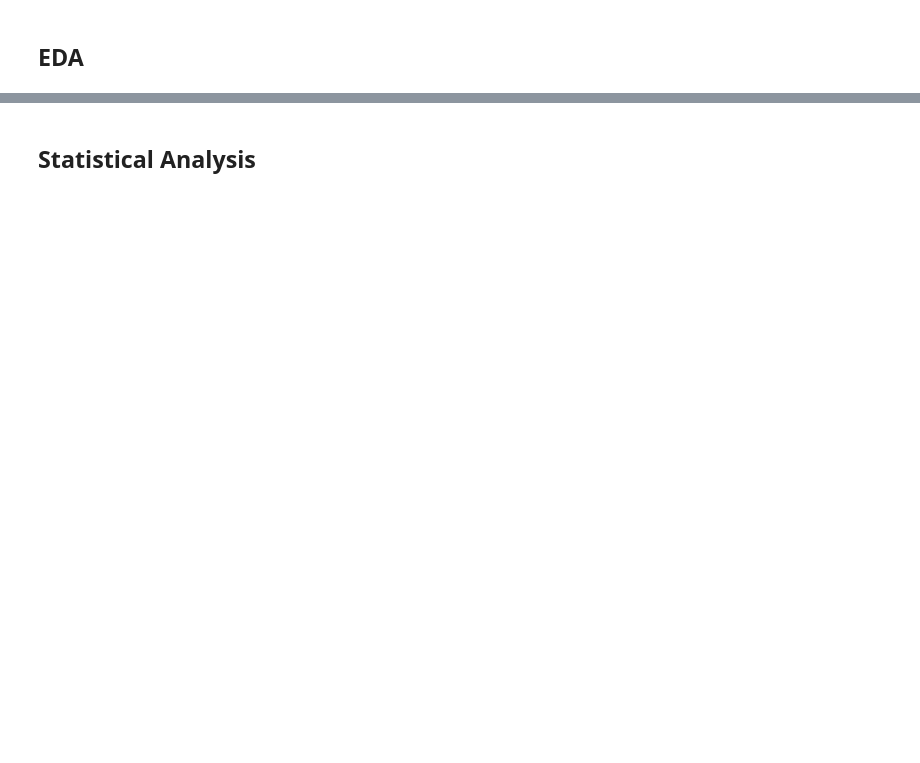
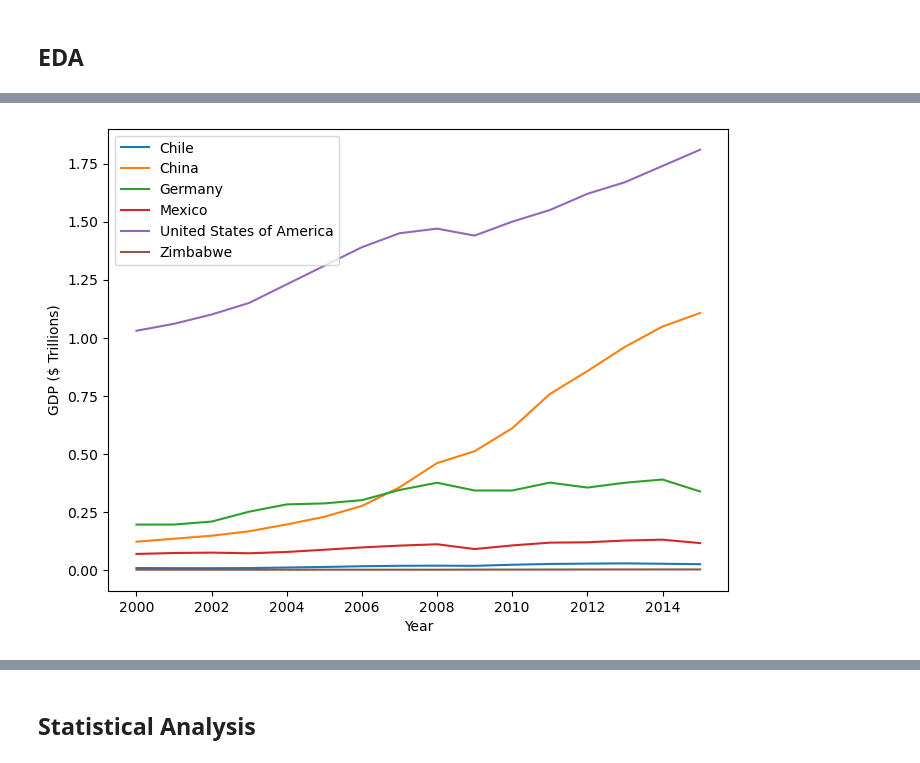
Before and after one commit to bruno-pezzolo/Codecademy-Life-Expectancy-and-GDP, a Jupyter notebook: life_expectancy_gdp.ipynb, the cells around one changed output, grey strips where cells are left out. Drawn from its saved outputs; the diff is of its cells as text; code cells hidden in the pictures; blank space fills up the shorter version.

```diff
--- a/life_expectancy_gdp.ipynb
+++ b/life_expectancy_gdp.ipynb
@@ -85,0 +169,16 @@ Name: Country, dtype: object
+# %%
+plt.figure(figsize = (8, 6))
+plt.subplot(1, 1, 1)
+ax = sns.lineplot(data= df, x= 'Year', y= 'GDPT', hue= 'Country')
+
+# Extracting collor palette to reuse
+country_names = [text.get_text() for text in ax.get_legend().get_texts()]#
+line_colors = [line.get_color() for line in ax.get_lines()]
+chart_palette_dict = dict(zip(country_names, line_colors))
+
+plt.legend(loc= 'upper left')
+plt.ylabel('GDP ($ Trillions)')
+plt.show()
+plt.close('all')
+# %% [output]
+[figure, added]
```
Also changed, not shown: parts of 32 cells of this notebook.
